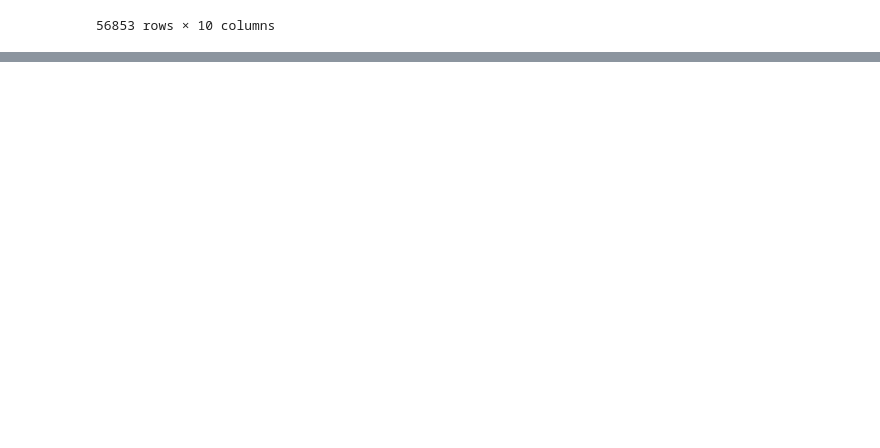
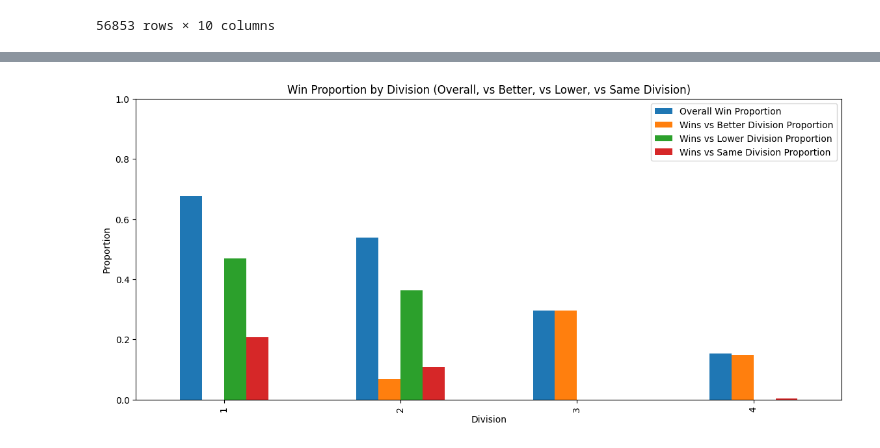
Before and after one commit to armin2080/DFB-Cup, a Jupyter notebook: notebook.ipynb, the cells around one changed output, grey strips where cells are left out. Drawn from its saved outputs; the diff is of its cells as text; code cells hidden in the pictures; blank space fills up the shorter version.

```diff
--- a/notebook.ipynb
+++ b/notebook.ipynb
@@ -449,0 +795,24 @@ for lineup in lineups:
+# %%
+# Count total games played by teams from each division (as home or away)
+home_games = df['home_division'].value_counts().sort_index()
+away_games = df['away_division'].value_counts().sort_index()
+total_games = home_games.add(away_games, fill_value=0)
+
+# Count total wins by teams from each division (home or away)
+home_win_mask = df['home_score'] > df['away_score']
+away_win_mask = df['away_score'] > df['home_score']
+home_wins = df.loc[home_win_mask, 'home_division'].value_counts().sort_index()
+away_wins = df.loc[away_win_mask, 'away_division'].value_counts().sort_index()
+total_wins = home_wins.add(away_wins, fill_value=0)
+
+# Calculate win proportion for each division
+win_proportion = (total_wins / total_games).sort_index()
+
+# Visualize
+plt.figure(figsize=(8, 5))
+win_proportion.plot(kind='bar')
+plt.xlabel('Division')
+plt.ylabel('Win Proportion')
+plt.title('Proportion of Wins by Division')
+plt.ylim(0, 1)
+plt.show()
@@ -449,0 +908,23 @@ for lineup in lineups:
+# %%
+# Calculate wins against same division (home_division == away_division and winner)
+same_division_mask = (df['home_division'].astype(int) == df['away_division'].astype(int))
+home_same_division_win = df.loc[same_division_mask & (df['home_score'] > df['away_score']), 'home_division'].value_counts().sort_index()
+away_same_division_win = df.loc[same_division_mask & (df['away_score'] > df['home_score']), 'away_division'].value_counts().sort_index()
+same_division_wins = home_same_division_win.add(away_same_division_win, fill_value=0)
+
+# Proportion of wins against same division
+same_division_win_proportion = (same_division_wins / total_games).sort_index()
+
+# Add to plot_df
+plot_df['Wins vs Same Division Proportion'] = same_division_win_proportion
+
+# Plot all four proportions
+plot_df.plot(kind='bar', figsize=(14, 6))
+plt.xlabel('Division')
+plt.ylabel('Proportion')
+plt.title('Win Proportion by Division (Overall, vs Better, vs Lower, vs Same Division)')
+plt.ylim(0, 1)
+plt.legend(loc='upper right')
+plt.show()
+# %% [output]
+[figure, added]
```
Also changed, not shown: parts of 21 cells of this notebook.
